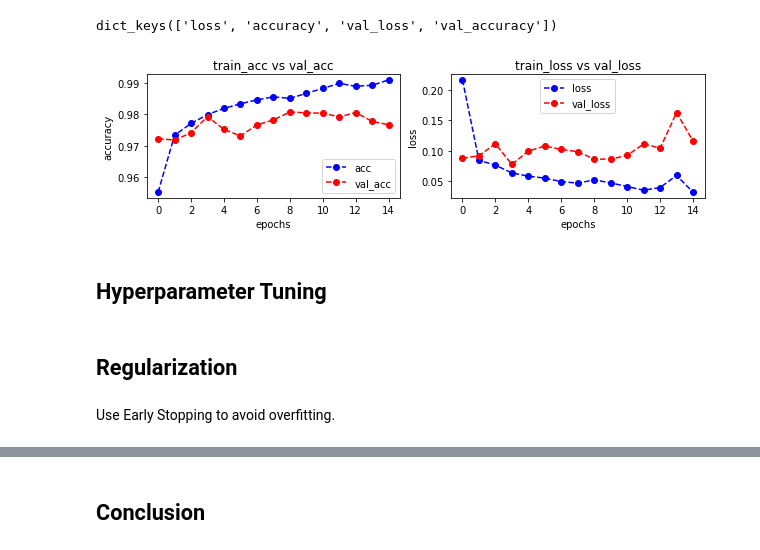
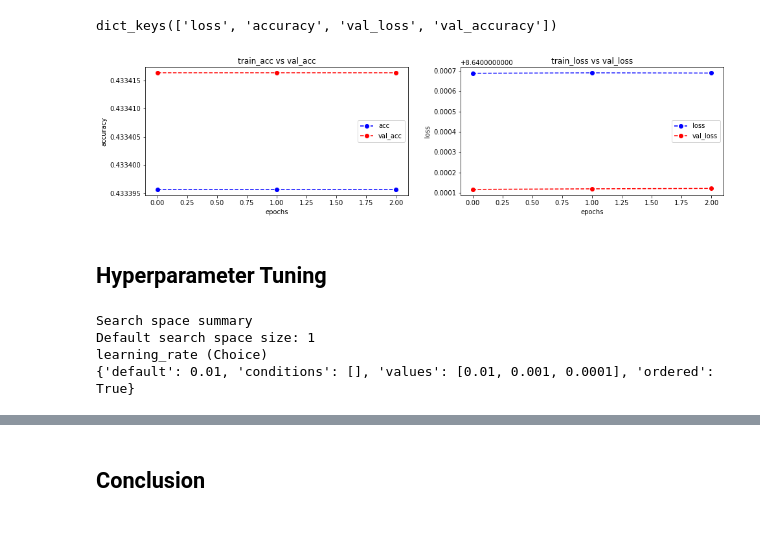
Before and after one commit to mpingus/TensorFlowWindTurbineClassifier, a Jupyter notebook: train.ipynb, the cells around one changed output, grey strips where cells are left out. Saved outputs shown, nothing was run; the diff lists cells and outputs as text; code cells hidden in the pictures.

```diff
--- a/train.ipynb
+++ b/train.ipynb
@@ -197,11 +226,6 @@ Since all the images have the same format no normalization or reshaping is neede
 Data Augmentation is used to create create more data in order to get a better accuracy of the model. But since the dataset consists of a lot of images in different variation this techniques isn't necessary in this case.
 # %% [markdown]
 ## Train Modell
-# %%
-AUTOTUNE = tf.data.AUTOTUNE
-
-train_DS = train_DS.cache().shuffle(1000).prefetch(buffer_size=AUTOTUNE)
-val_DS = val_DS.cache().prefetch(buffer_size=AUTOTUNE)
 # %%
 print(shape[1:])
 print(shape)
@@ -439,6 +415,8 @@ KeyError: 'acc'
 # %% [markdown]
 ### Simple CNN Modell
 # %%
+
+
 model_simple = tf.keras.Sequential([
     tf.keras.layers.Conv2D(32, (3, 3), activation = 'relu', input_shape = (128, 128, 3)),
     tf.keras.layers.MaxPooling2D(2,2),
@@ -448,6 +426,19 @@ model_simple = tf.keras.Sequential([
     tf.keras.layers.Dense(128, activation=tf.nn.relu),
     tf.keras.layers.Dense(6, activation=tf.nn.softmax)
 ])
+
+model_simple2 = tf.keras.Sequential([
+    tf.keras.layers.Conv2D(32, (3, 3), activation = 'relu', input_shape = (128, 128, 3)),
+    tf.keras.layers.MaxPooling2D(2,2),
+    tf.keras.layers.BatchNormalization(),
+    tf.keras.layers.Flatten(),
+    tf.keras.layers.Dense(128, activation=tf.nn.relu),
+    tf.keras.layers.Dense(1, activation=tf.nn.softmax)
+])
 # %%
-model_simple.compile(optimizer='adam', loss='sparse_categorical_crossentropy', metrics=['accuracy'])
+model_simple.compile(optimizer = 'adam', loss = 'sparse_categorical_crossentropy', metrics=['accuracy'])
+
+model_simple2.compile(optimizer = 'adam', loss = 'binary_crossentropy', metrics=['accuracy'])
+
+stop_early = tf.keras.callbacks.EarlyStopping(monitor='val_loss', patience=2)
 # %%
@@ -472,0 +459,2 @@ Epoch 15/15
+# %%
+history2 = model_simple2.fit(train_DS, validation_data=val_DS, batch_size=15, epochs=5, callbacks=stop_early)
@@ -475,12 +470,8 @@ print(history.history.keys())
 # %% [output]
 dict_keys(['loss', 'accuracy', 'val_loss', 'val_accuracy'])
 # %%
-plot_accuracy_loss(history)
+plot_accuracy_loss(history2)
 # %% [output]
-[figure, old version]
+[figure, new version]
 # %% [markdown]
 ## Hyperparameter Tuning
-# %% [markdown]
-## Regularization
-# %% [markdown]
-Use Early Stopping to avoid overfitting.
@@ -486,0 +505,17 @@ Use Early Stopping to avoid overfitting.
+# %%
+# Instantiate the tuner
+tuner = kt.Hyperband(build_model,
+                     objective="val_accuracy",
+                     max_epochs=20,
+                     factor=3,
+                     hyperband_iterations=10,
+                     directory="kt_dir",
+                     project_name="kt_hyperband",)
+
+# Display search space summary
+tuner.search_space_summary()
+# %% [output]
+Search space summary
+Default search space size: 1
+learning_rate (Choice)
+{'default': 0.01, 'conditions': [], 'values': [0.01, 0.001, 0.0001], 'ordered': True}
```
Also changed, not shown: parts of 22 cells of this notebook, 15 other files.
